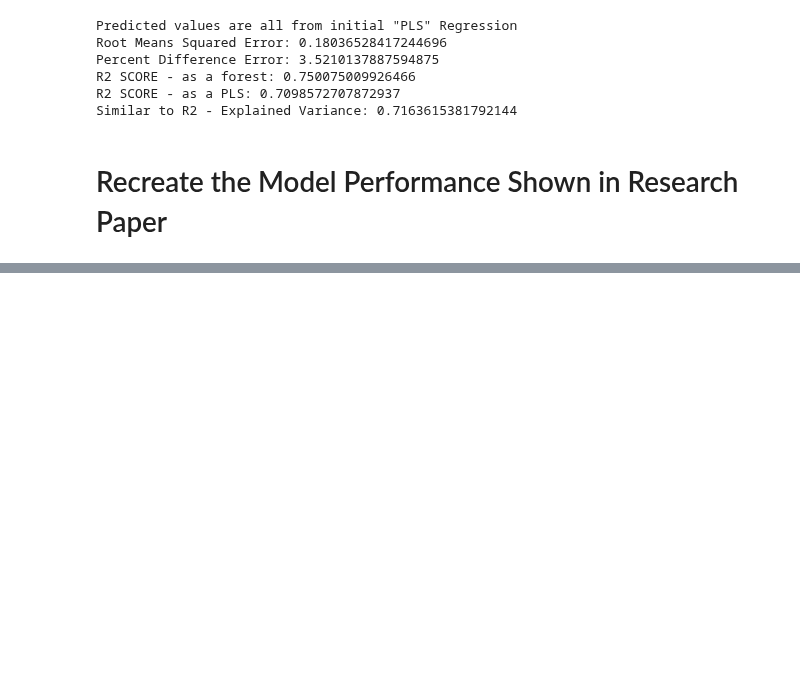
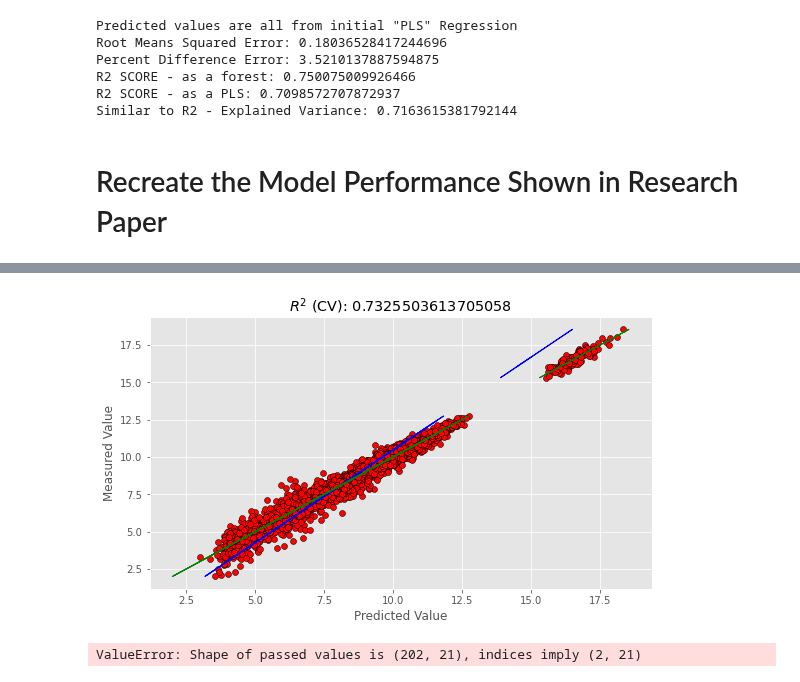
Before and after one commit to tessaSlice/Gene-Regression-Analysis, a Jupyter notebook: DataInterpretation.ipynb, the cells around one changed output, grey strips where cells are left out. Cells and saved outputs as stored; diff of their text form; code cells hidden in the pictures; blank space fills up the shorter version.

```diff
--- a/DataInterpretation.ipynb
+++ b/DataInterpretation.ipynb
@@ -1158,0 +1205,38 @@ Similar to R2 - Explained Variance: 0.7199763300094555
+# %%
+import pickle
+import numpy as np
+import matplotlib.pyplot as plt
+filename = 'ABSTRACT_PLS_MODEL_V2.sav'
+# filename = 'ABSTRACT_PLS_MODEL.sav'
+# load the file back up again
+load_model = pickle.load(open(filename, 'rb'))
+y_load_predict = load_model.predict(x_test)
+y_train_predict = load_model.predict(x_train)
+
+# Plot regression and figures of merit
+rangey = y_train.max() - y_train.min()
+rangex = np.amax(y_train_predict) - np.amin(y_train_predict)
+
+R2 = R2_SCORE(y_load_predict, y_test, 'FOREST')
+
+# Fit a line to the CV vs response
+z = np.polyfit(y_train.iloc[:, 0].to_numpy(), y_train_predict[:, 0], 1)
+with plt.style.context(('ggplot')):
+    fig, ax = plt.subplots(figsize=(9, 5))
+    ax.scatter(y_train_predict, y_train, c='red', edgecolors='k')
+    #Plot the best fit line
+    ax.plot(np.polyval(z,y_train), y_train, c='blue', linewidth=1)
+    #Plot the ideal 1:1 line
+    ax.plot(y_train, y_train, color='green', linewidth=1)
+    plt.title('$R^{2}$ (CV): '+str(R2))
+    plt.xlabel('Predicted Value')
+    plt.ylabel('Measured Value')
+
+    plt.show()
+# %% [output]
+[figure, added]
+# %%
+temp = pd.DataFrame(y_train_predict, index = [0, 0])
+temp
+# %% [output]
+ValueError: Shape of passed values is (202, 21), indices imply (2, 21)
```
Also changed, not shown: parts of 12 cells of this notebook, 2 other files.
